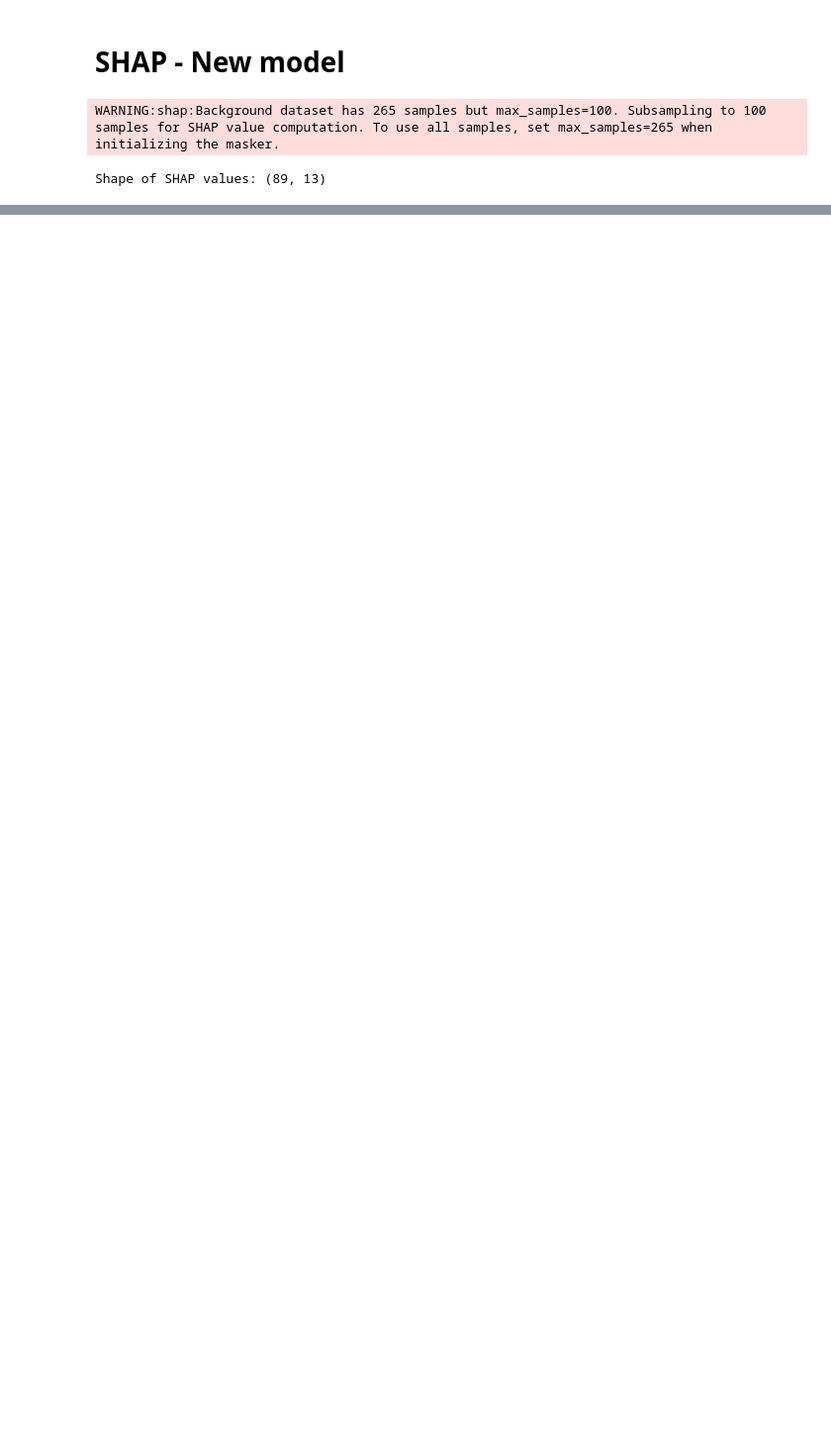
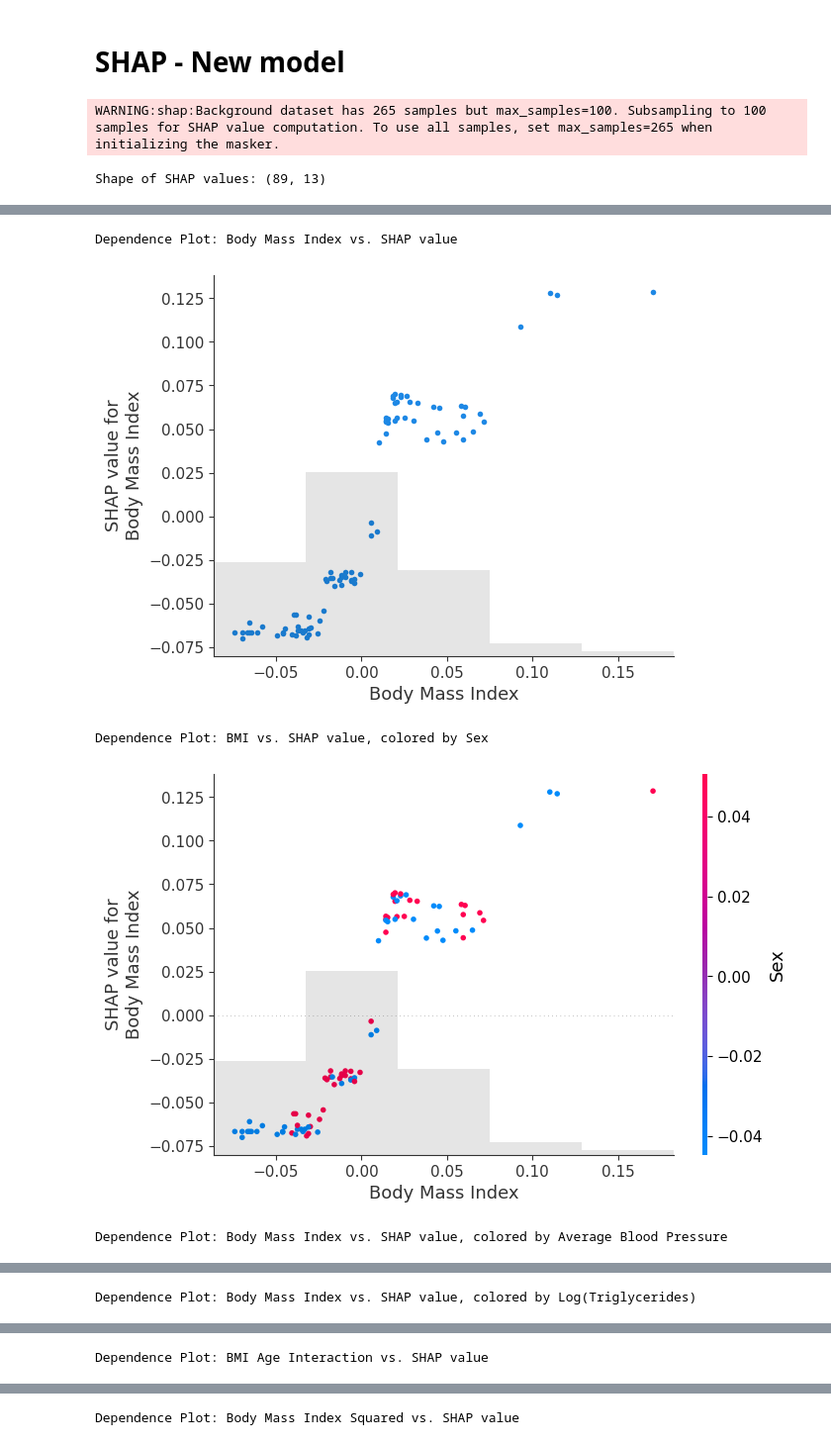
Before and after one commit to AICINEFOICSEV/esercizio, a Jupyter notebook: Lesson_5_Shap_xgboost_ISS.ipynb, the cells around one changed output, grey strips where cells are left out. Shown at 99% size. Saved outputs shown, nothing was run; the diff lists cells and outputs as text; code cells hidden in the pictures; blank space fills up the shorter version.

```diff
--- a/Lesson_5_Shap_xgboost_ISS.ipynb
+++ b/Lesson_5_Shap_xgboost_ISS.ipynb
@@ -472,0 +473,35 @@ Dependence Plot: LDL (Low-Density Lipoproteins) vs. SHAP value
+# %%
+
+# BMI vs. SHAP value
+print('\nDependence Plot: Body Mass Index vs. SHAP value')
+shap.plots.scatter(shap_values[:, shap_values.feature_names.index("Body Mass Index")])
+
+# BMI vs. SHAP value, colored by 'Sex' to show interaction
+print("\nDependence Plot: BMI vs. SHAP value, colored by Sex")
+shap.plots.scatter(shap_values[:, shap_values.feature_names.index("Body Mass Index")], color=shap_values[:, shap_values.feature_names.index("Sex")])
+
+# BMI vs. SHAP value, colored by 'Average Blood Pressure' to show interaction
+print("\nDependence Plot: Body Mass Index vs. SHAP value, colored by Average Blood Pressure")
+shap.plots.scatter(shap_values[:, shap_values.feature_names.index("Body Mass Index")], color=shap_values[:, shap_values.feature_names.index('Average Blood Pressure')])
+
+# BMI vs. SHAP value, colored by 'Log(Triglycerides)'
+print("\nDependence Plot: Body Mass Index vs. SHAP value, colored by Log(Triglycerides)")
+shap.plots.scatter(shap_values[:, shap_values.feature_names.index("Body Mass Index")], color=shap_values[:, shap_values.feature_names.index('Log(Triglycerides)')])
+
+# BMI_Age_Interaction vs. SHAP value
+print('\nDependence Plot: BMI Age Interaction vs. SHAP value')
+shap.plots.scatter(shap_values[:, shap_values.feature_names.index('BMI Age Interaction')])
+
+# BMI Squared vs. SHAP value
+print('\nDependence Plot: Body Mass Index Squared vs. SHAP value')
+shap.plots.scatter(shap_values[:, shap_values.feature_names.index('Body Mass Index Squared')])
+
+# BMI_Blood_Pressure_Interaction vs. SHAP value
+print('\nDependence Plot: BMI Blood Pressure Interaction vs. SHAP value')
+shap.plots.scatter(shap_values[:, shap_values.feature_names.index('Blood Pressure BMI Interaction')])
+# %% [output]
+Dependence Plot: Body Mass Index vs. SHAP value
+[figure, added]
+Dependence Plot: BMI vs. SHAP value, colored by Sex
+[figure, added]
+Dependence Plot: Body Mass Index vs. SHAP value, colored by Average Blood Pressure
@@ -472,0 +509 @@ Dependence Plot: LDL (Low-Density Lipoproteins) vs. SHAP value
+Dependence Plot: Body Mass Index vs. SHAP value, colored by Log(Triglycerides)
@@ -472,0 +511 @@ Dependence Plot: LDL (Low-Density Lipoproteins) vs. SHAP value
+Dependence Plot: BMI Age Interaction vs. SHAP value
@@ -472,0 +513 @@ Dependence Plot: LDL (Low-Density Lipoproteins) vs. SHAP value
+Dependence Plot: Body Mass Index Squared vs. SHAP value
```
Also changed, not shown: parts of 14 cells of this notebook.
